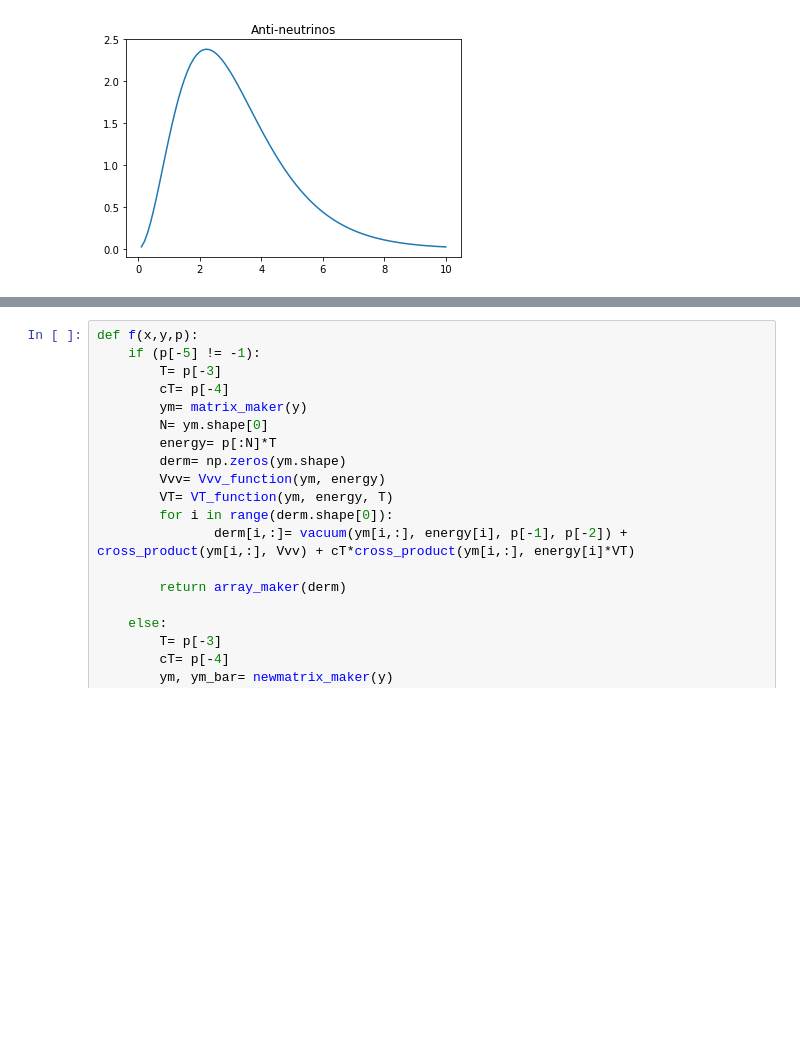
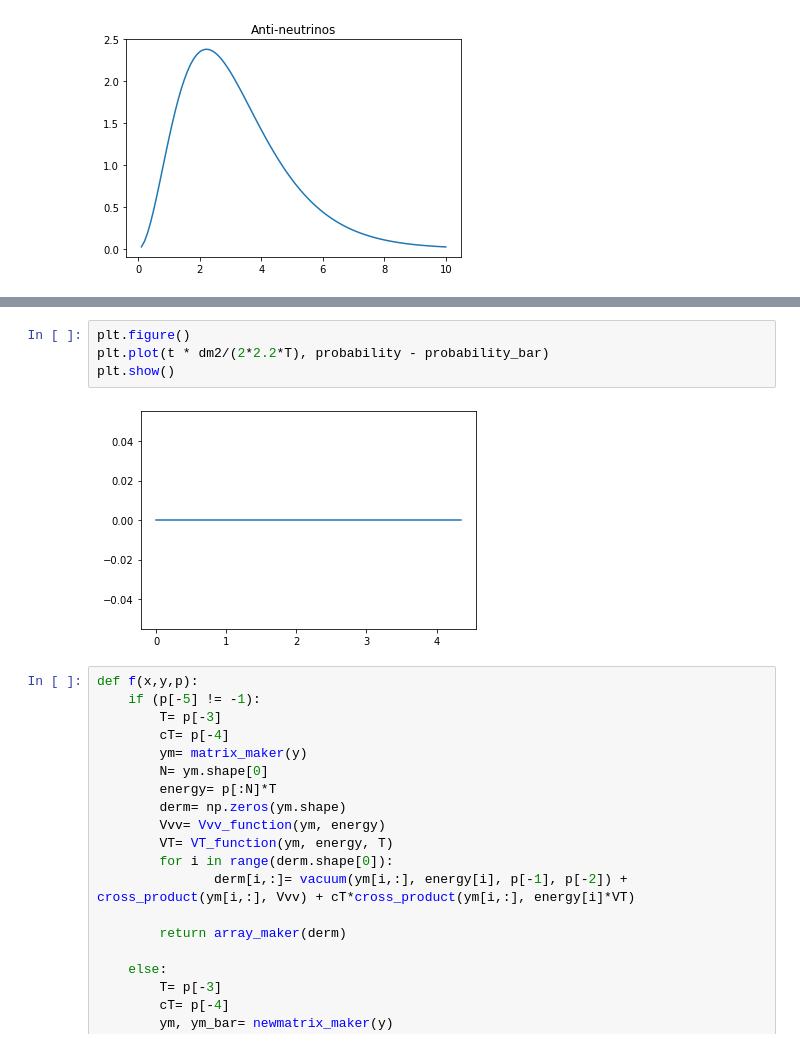
Before and after one commit to nuLABatUSD/QKESolve, a Jupyter notebook: 2023-8 (anti-neutrinos).ipynb, the cells around one changed output, grey strips where cells are left out. Drawn from its saved outputs; the diff is of its cells as text; blank space fills up the shorter version.

```diff
--- a/2023-8 (anti-neutrinos).ipynb
+++ b/2023-8 (anti-neutrinos).ipynb
@@ -60,3 +132,9 @@ plt.show()
+# %%
+plt.figure()
+plt.plot(t * dm2/(2*2.2*T), probability - probability_bar)
+plt.show()
+# %% [output]
+[figure, added]
 # %%
 def f(x,y,p):
     if (p[-5] != -1):
```
Also changed, not shown: parts of 9 cells of this notebook, 1 other file.
